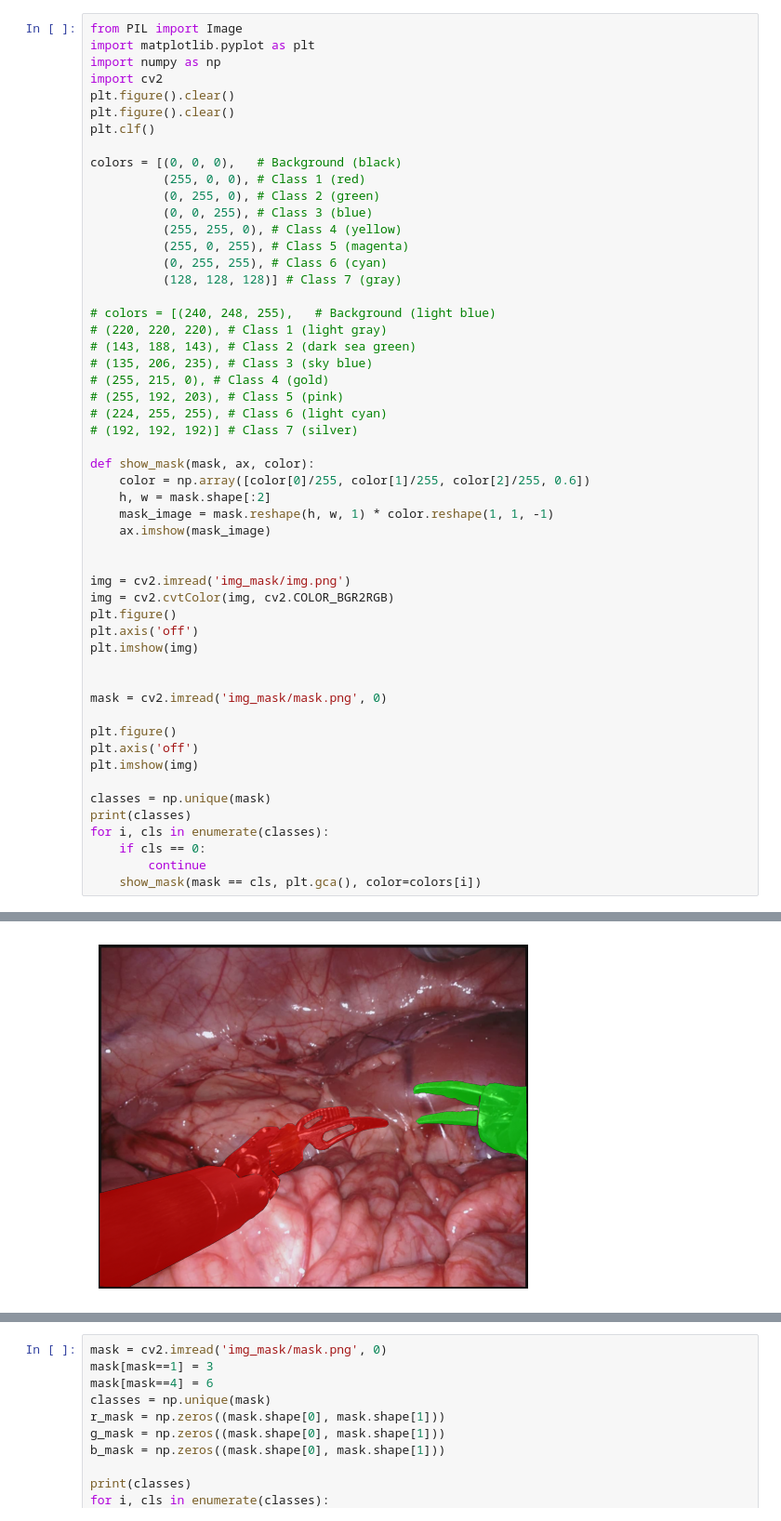
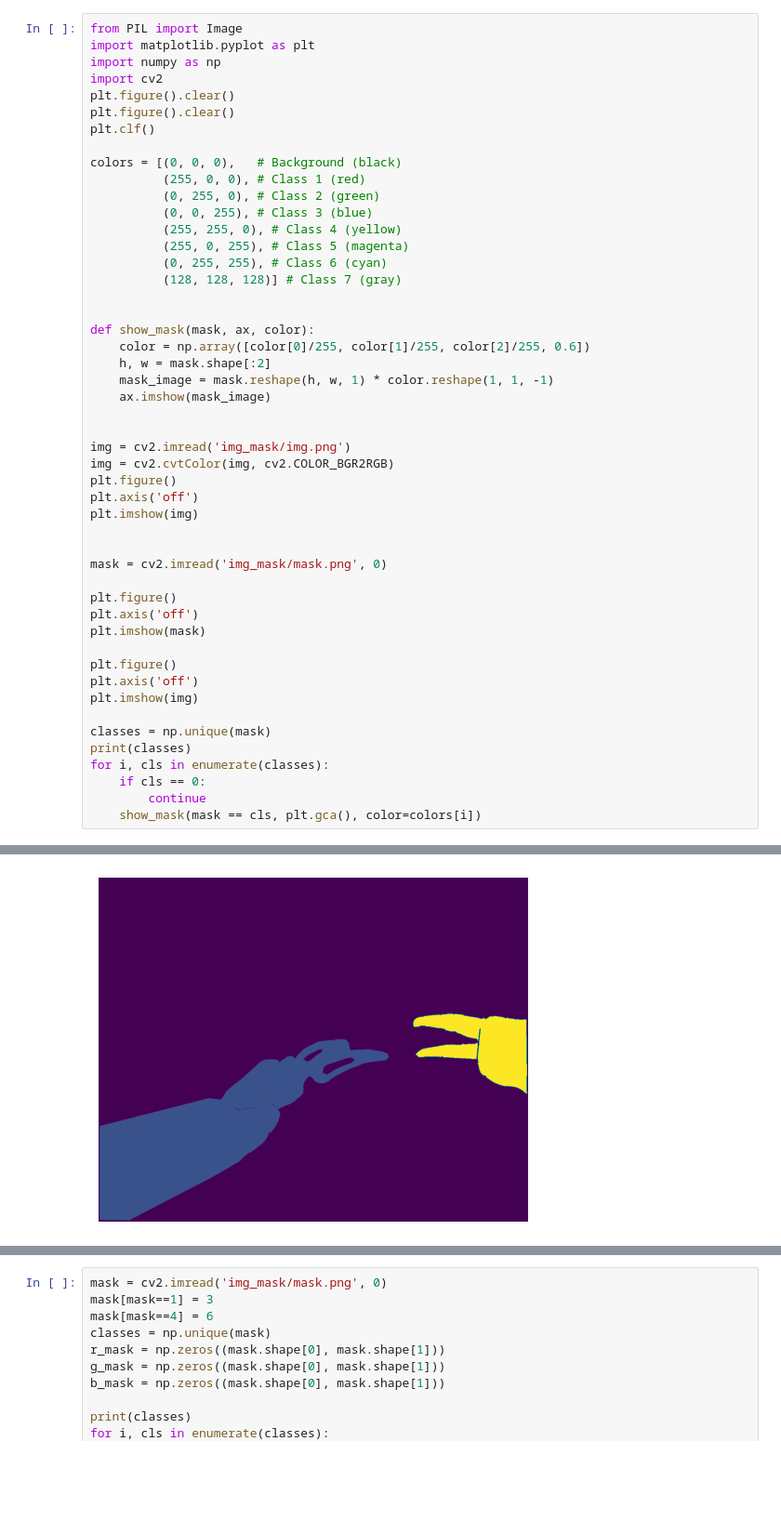
Before and after one commit to mobarakol/tutorial_notebooks, a Jupyter notebook: blending_img_mask_fig.ipynb, the cells around one changed output, grey strips where cells are left out. Shown at 93% size. Cells and saved outputs as stored; diff of their text form; blank space fills up the shorter version.

```diff
--- a/blending_img_mask_fig.ipynb
+++ b/blending_img_mask_fig.ipynb
@@ -23,44 +25,40 @@ colors = [(0, 0, 0),   # Background (black)
           (0, 255, 255), # Class 6 (cyan)
           (128, 128, 128)] # Class 7 (gray)
 
-# colors = [(240, 248, 255),   # Background (light blue)
-# (220, 220, 220), # Class 1 (light gray)
-# (143, 188, 143), # Class 2 (dark sea green)
-# (135, 206, 235), # Class 3 (sky blue)
-# (255, 215, 0), # Class 4 (gold)
-# (255, 192, 203), # Class 5 (pink)
-# (224, 255, 255), # Class 6 (light cyan)
-# (192, 192, 192)] # Class 7 (silver)
 
 def show_mask(mask, ax, color):
     color = np.array([color[0]/255, color[1]/255, color[2]/255, 0.6])
     h, w = mask.shape[:2]
     mask_image = mask.reshape(h, w, 1) * color.reshape(1, 1, -1)
     ax.imshow(mask_image)
 
 
 img = cv2.imread('img_mask/img.png')
 img = cv2.cvtColor(img, cv2.COLOR_BGR2RGB)
 plt.figure()
 plt.axis('off')
 plt.imshow(img)
 
 
 mask = cv2.imread('img_mask/mask.png', 0)
 
 plt.figure()
 plt.axis('off')
+plt.imshow(mask)
+
+plt.figure()
+plt.axis('off')
 plt.imshow(img)
 
 classes = np.unique(mask)
 print(classes)
 for i, cls in enumerate(classes):
     if cls == 0:
         continue
     show_mask(mask == cls, plt.gca(), color=colors[i])
 # %% [output]
 [0 1 4]
 <Figure size 640x480 with 0 Axes>
 <Figure size 640x480 with 0 Axes>
 [figure]
-[figure, old version]
+[figure, new version]
```
Also changed, not shown: parts of 4 cells of this notebook.
